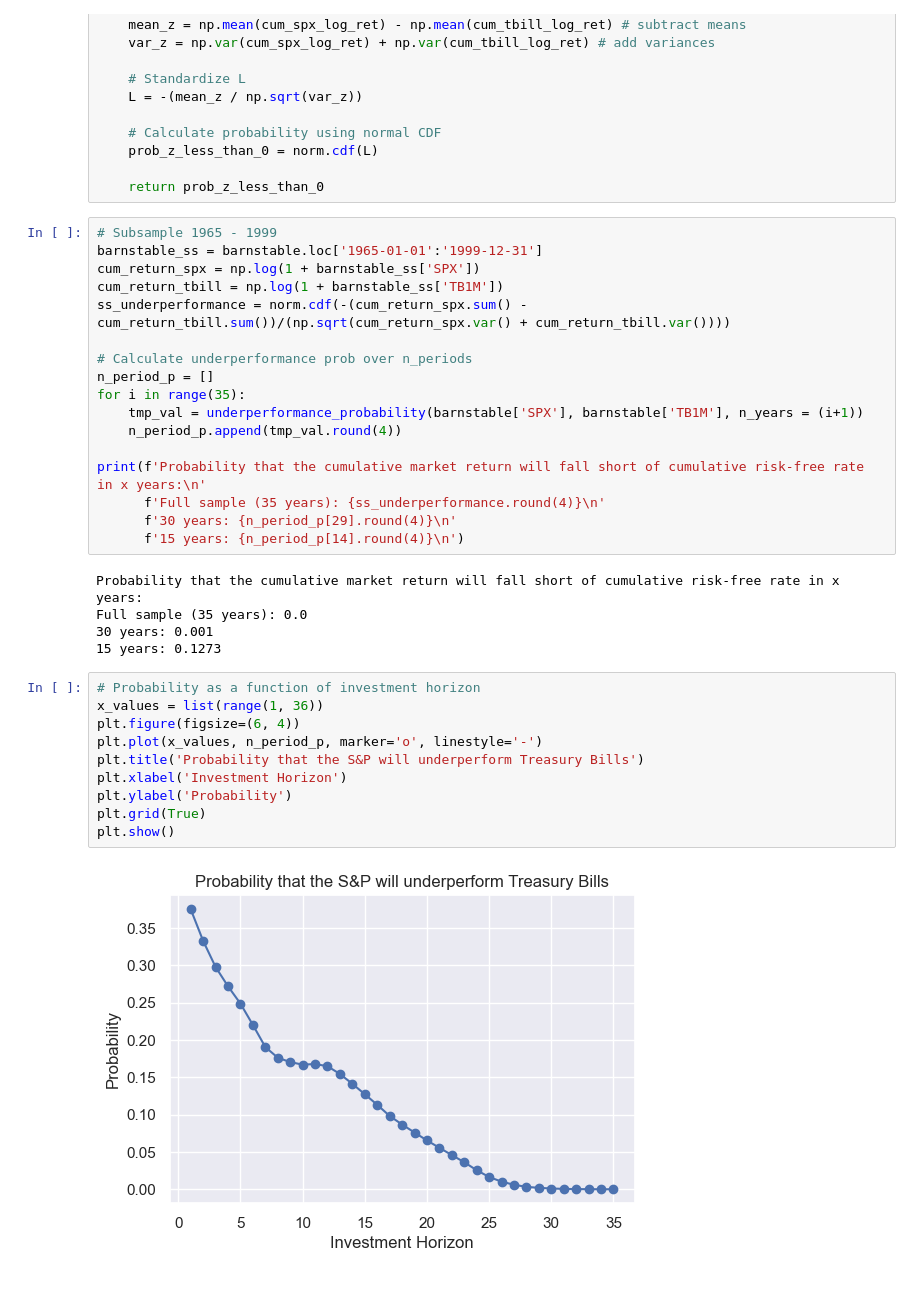
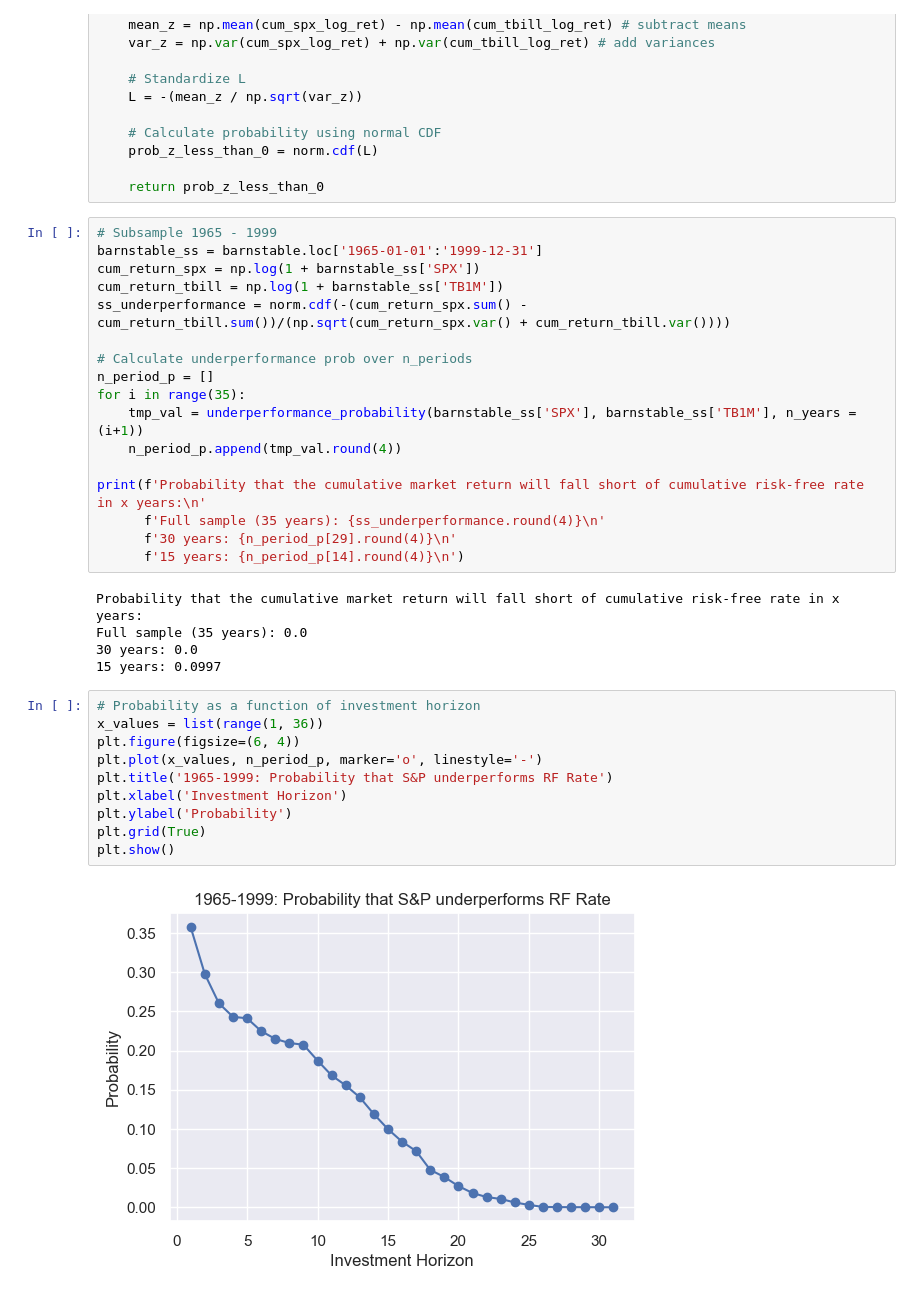
Before and after one commit to wickmanb22/finmath367_group2, a Jupyter notebook: HW6/hw6_wickman.ipynb, the cells around one changed output. Saved outputs shown, nothing was run; the diff lists cells and outputs as text.

```diff
--- a/HW6/hw6_wickman.ipynb
+++ b/HW6/hw6_wickman.ipynb
@@ -336,7 +342,7 @@ ss_underperformance = norm.cdf(-(cum_return_spx.sum() - cum_return_tbill.sum())/
 # Calculate underperformance prob over n_periods
 n_period_p = []
 for i in range(35):
-    tmp_val = underperformance_probability(barnstable['SPX'], barnstable['TB1M'], n_years = (i+1))
+    tmp_val = underperformance_probability(barnstable_ss['SPX'], barnstable_ss['TB1M'], n_years = (i+1))
     n_period_p.append(tmp_val.round(4))
 
 print(f'Probability that the cumulative market return will fall short of cumulative risk-free rate in x years:\n'
@@ -346,17 +352,17 @@ print(f'Probability that the cumulative market return will fall short of cumulat
 # %% [output]
 Probability that the cumulative market return will fall short of cumulative risk-free rate in x years:
 Full sample (35 years): 0.0
-30 years: 0.001
-15 years: 0.1273
+30 years: 0.0
+15 years: 0.0997
 # %%
 # Probability as a function of investment horizon
 x_values = list(range(1, 36))
 plt.figure(figsize=(6, 4))
 plt.plot(x_values, n_period_p, marker='o', linestyle='-')
-plt.title('Probability that the S&P will underperform Treasury Bills')
+plt.title('1965-1999: Probability that S&P underperforms RF Rate')
 plt.xlabel('Investment Horizon')
 plt.ylabel('Probability')
 plt.grid(True)
 plt.show()
 # %% [output]
-[figure, old version]
+[figure, new version]
```
Also changed, not shown: parts of 11 cells of this notebook.
